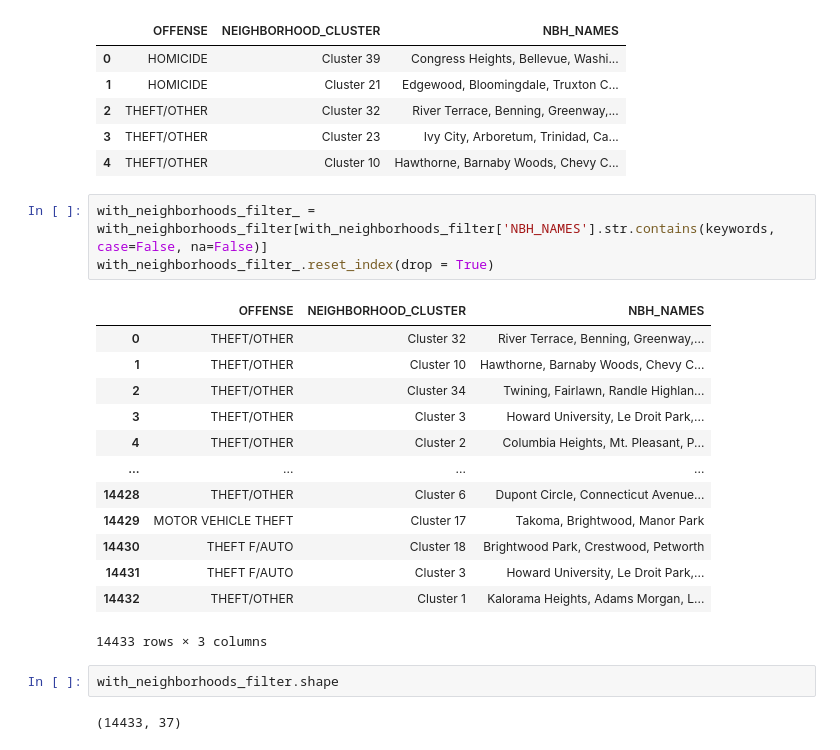
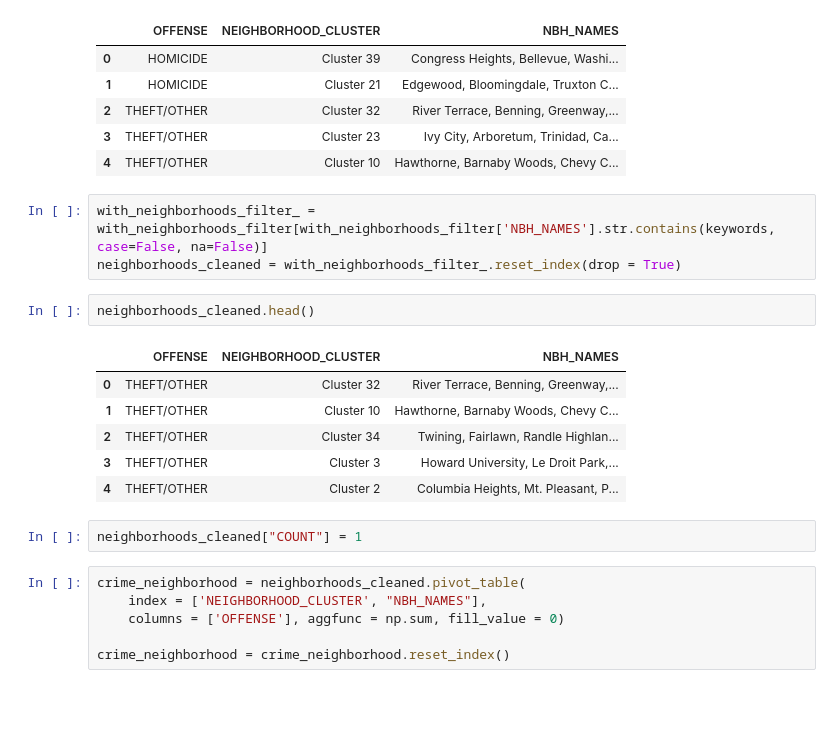
Before and after one commit to rebeccalwagner/PPOL_5203_FinalProject, a Jupyter notebook: files/visualizations/open_data_dc_viz.ipynb, the cells around one changed output. Drawn from its saved outputs; the diff is of its cells as text; blank space fills up the shorter version.

```diff
--- a/files/visualizations/open_data_dc_viz.ipynb
+++ b/files/visualizations/open_data_dc_viz.ipynb
@@ -91,22 +91,21 @@ with_neighborhoods_filter.head()
 | 4 | THEFT/OTHER | Cluster 10 | Hawthorne, Barnaby Woods, Chevy C... |
 # %%
 with_neighborhoods_filter_ = with_neighborhoods_filter[with_neighborhoods_filter['NBH_NAMES'].str.contains(keywords, case=False, na=False)]
-with_neighborhoods_filter_.reset_index(drop = True)
+neighborhoods_cleaned = with_neighborhoods_filter_.reset_index(drop = True)
-# %% [output]
-|  | OFFENSE | NEIGHBORHOOD_CLUSTER | NBH_NAMES |
-| 0 | THEFT/OTHER | Cluster 32 | River Terrace, Benning, Greenway,... |
-| 1 | THEFT/OTHER | Cluster 10 | Hawthorne, Barnaby Woods, Chevy C... |
-| 2 | THEFT/OTHER | Cluster 34 | Twining, Fairlawn, Randle Highlan... |
-| 3 | THEFT/OTHER | Cluster 3 | Howard University, Le Droit Park,... |
-| 4 | THEFT/OTHER | Cluster 2 | Columbia Heights, Mt. Pleasant, P... |
-| ... | ... | ... | ... |
-| 14428 | THEFT/OTHER | Cluster 6 | Dupont Circle, Connecticut Avenue... |
-| 14429 | MOTOR VEHICLE THEFT | Cluster 17 | Takoma, Brightwood, Manor Park |
-| 14430 | THEFT F/AUTO | Cluster 18 | Brightwood Park, Crestwood, Petworth |
-| 14431 | THEFT F/AUTO | Cluster 3 | Howard University, Le Droit Park,... |
-| 14432 | THEFT/OTHER | Cluster 1 | Kalorama Heights, Adams Morgan, L... |
-14433 rows × 3 columns
 # %%
-with_neighborhoods_filter.shape
+neighborhoods_cleaned.head()
 # %% [output]
-(14433, 37)
+|  | OFFENSE | NEIGHBORHOOD_CLUSTER | NBH_NAMES |
+| 0 | THEFT/OTHER | Cluster 32 | River Terrace, Benning, Greenway,... |
+| 1 | THEFT/OTHER | Cluster 10 | Hawthorne, Barnaby Woods, Chevy C... |
+| 2 | THEFT/OTHER | Cluster 34 | Twining, Fairlawn, Randle Highlan... |
+| 3 | THEFT/OTHER | Cluster 3 | Howard University, Le Droit Park,... |
+| 4 | THEFT/OTHER | Cluster 2 | Columbia Heights, Mt. Pleasant, P... |
+# %%
+neighborhoods_cleaned["COUNT"] = 1
+# %%
+crime_neighborhood = neighborhoods_cleaned.pivot_table(
+    index = ['NEIGHBORHOOD_CLUSTER', "NBH_NAMES"],
+    columns = ['OFFENSE'], aggfunc = np.sum, fill_value = 0)
+
+crime_neighborhood = crime_neighborhood.reset_index()
```
Also changed, not shown: parts of 2 cells of this notebook.
